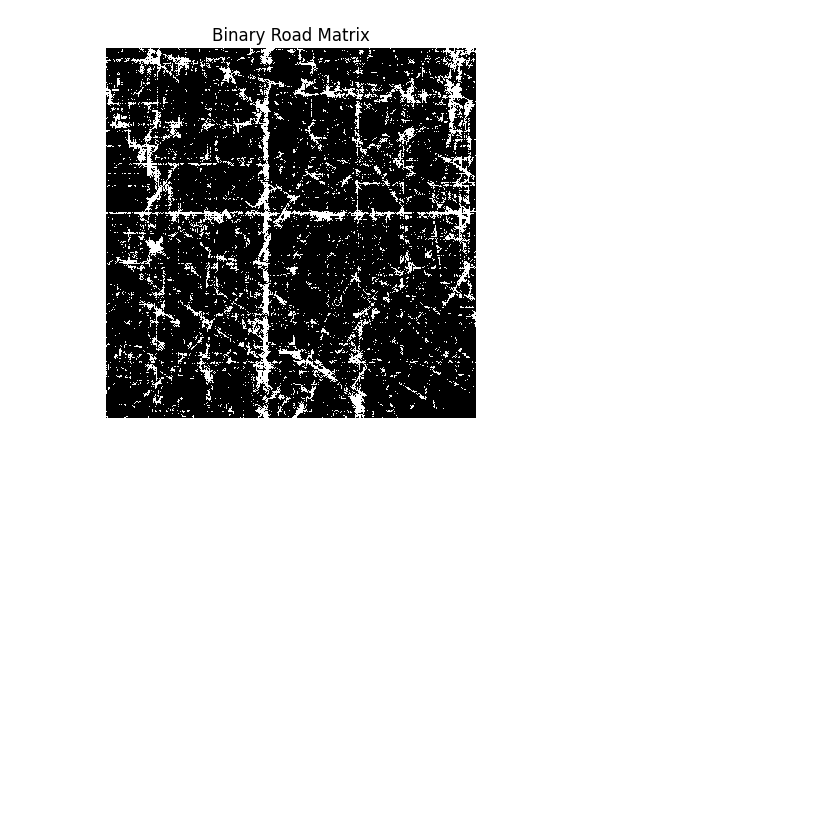
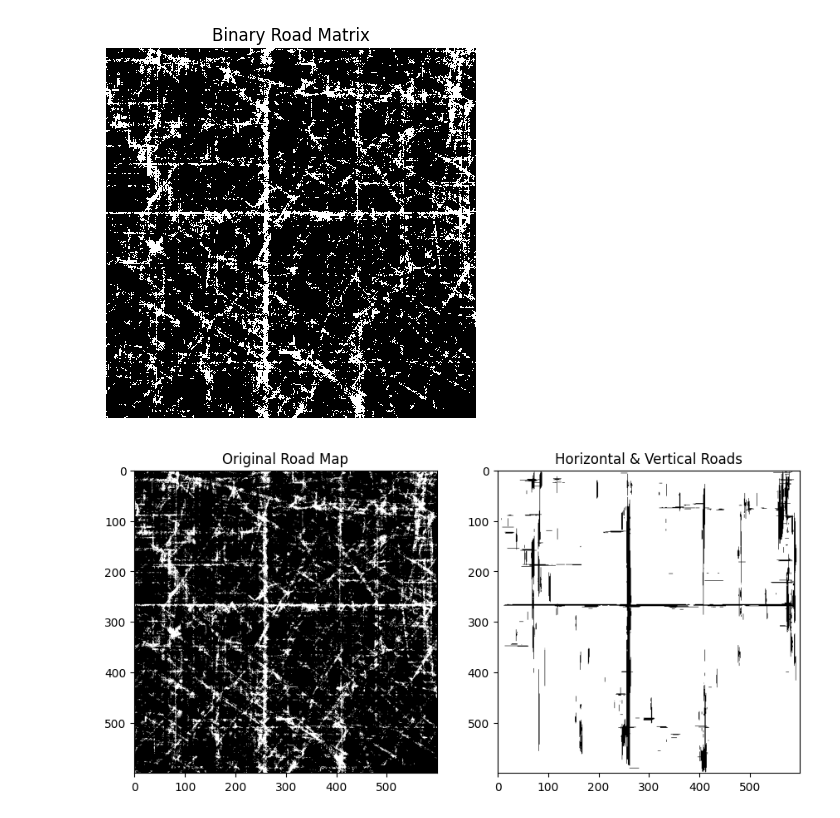
Before and after one commit to partharora1105/Text-To-World-Map, a Jupyter notebook: src/main.ipynb, the cells around one changed output. Saved outputs shown, nothing was run; the diff lists cells and outputs as text; code cells hidden in the pictures; blank space fills up the shorter version.

```diff
--- a/src/main.ipynb
+++ b/src/main.ipynb
@@ -597,7 +597,7 @@ Epoch 3/5, Loss: 0.0797
 Epoch 4/5, Loss: 0.0780
 Epoch 5/5, Loss: 0.0783
 # %%
-predicted_roads = test(model, "Urban, citylike, busy")
+predicted_roads = test(model, "sparse")
 # %%
 print(predicted_roads.shape)
 # %% [output]
@@ -606,3 +606,35 @@ torch.Size([600, 600])
 show_image_from_road_array(predicted_roads)
 # %% [output]
 [figure]
+# %%
+def show_combined_map(og, combined_map):
+    plt.figure(figsize=(16, 8))
+    plt.subplot(1, 3, 1)
+    plt.title("Original Road Map")
+    plt.imshow(og.cpu().numpy(), cmap="gray")
+    plt.subplot(1, 3, 2)
+    plt.title("Horizontal & Vertical Roads")
+    plt.imshow(combined_map.cpu().numpy(), cmap="gray")
+    plt.show()
+# %%
+def sharpen_horizontal_roads_torch(matrix, patch_size=5, threshold=0.7):
+    assert patch_size % 2 == 1, "Patch size must be odd."
+    matrix = matrix.unsqueeze(0).unsqueeze(0)
+    kernel = torch.ones((1, 1, 1, patch_size), device=matrix.device)
+    white_pixel_count = F.conv2d(matrix.float(), kernel, padding=(0, patch_size // 2))
+    patch_total_pixels = patch_size
+    white_patch_mask = white_pixel_count >= (threshold * patch_total_pixels)
+    white_patch_mask = white_patch_mask[:, :, :matrix.shape[2], :matrix.shape[3]]
+    result = torch.ones_like(matrix)
+    result[white_patch_mask] = 0
+    return result.squeeze()
+
+road_map = predicted_roads
+sharpened_horizontal = sharpen_horizontal_roads_torch(road_map, patch_size=39, threshold=0.7)
+road_map_rotated = road_map.T
+sharpened_vertical_rotated = sharpen_horizontal_roads_torch(road_map_rotated, patch_size=59, threshold=0.5)
+sharpened_vertical = sharpened_vertical_rotated.T
+combined_map = torch.min(sharpened_horizontal, sharpened_vertical)
+show_combined_map(road_map, combined_map)
+# %% [output]
+[figure, added]
```
